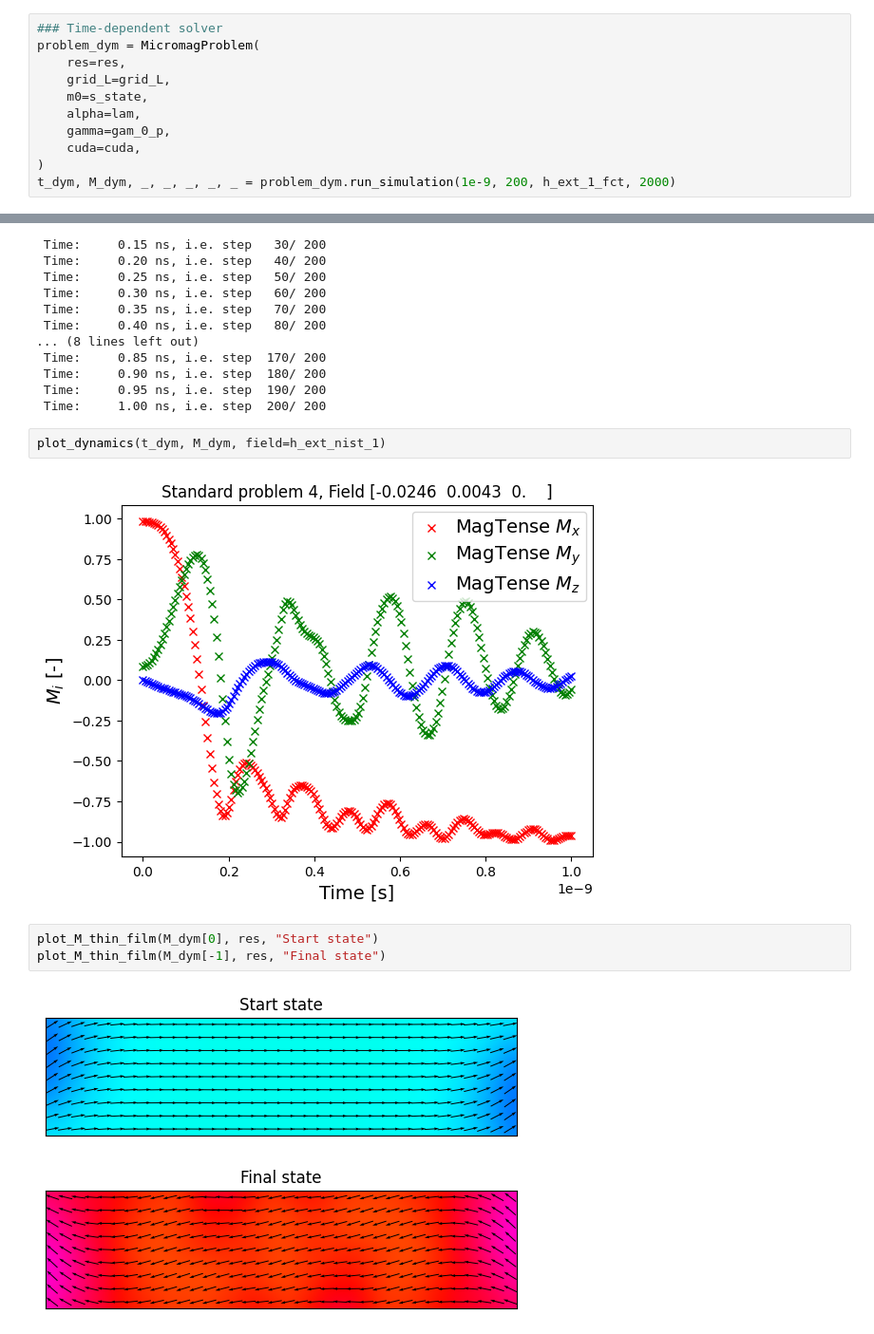
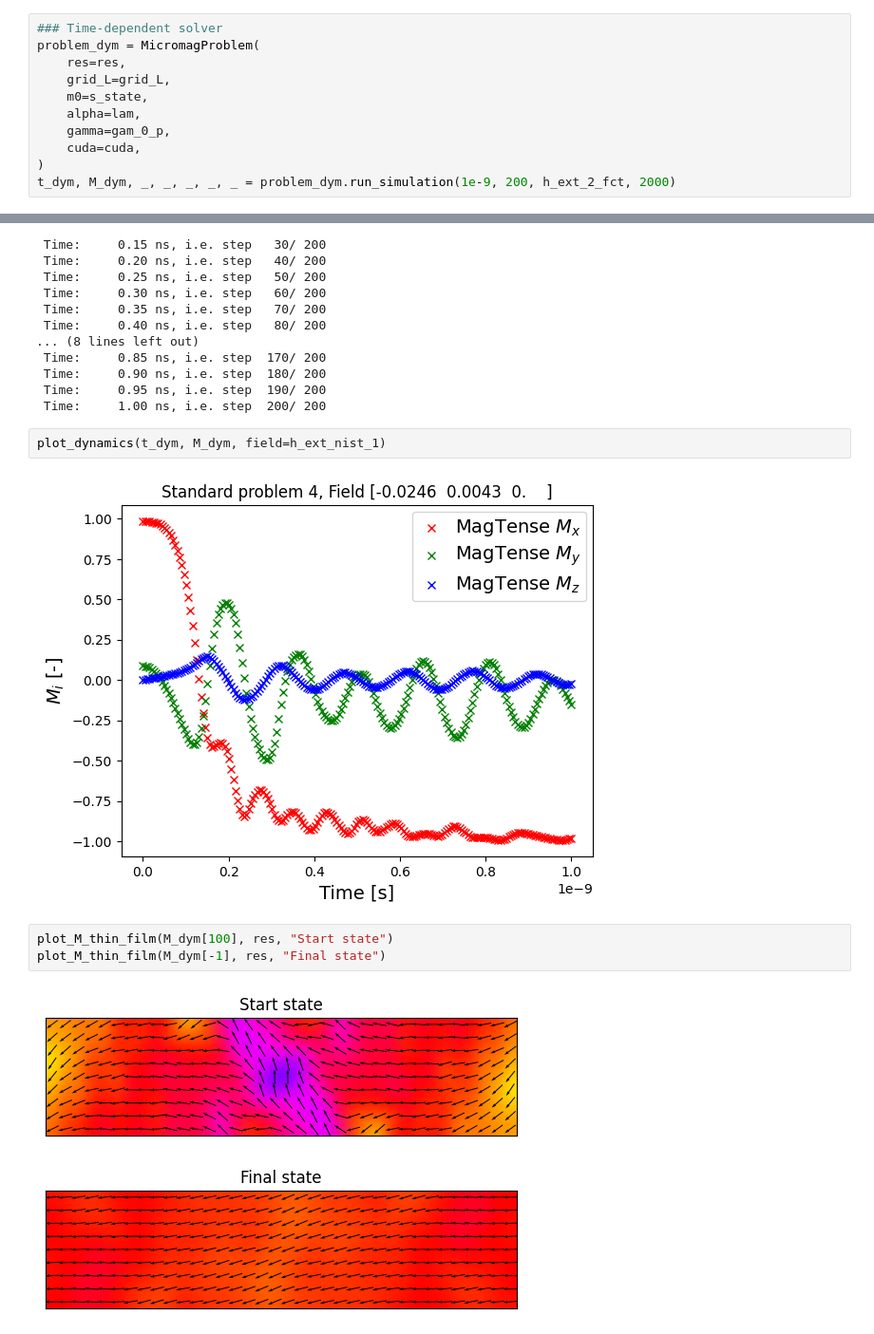
Before and after one commit to cmt-dtu-energy/koopman-magnetics, a Jupyter notebook: nbs/std_prob_4.ipynb, the cells around one changed output, grey strips where cells are left out. Shown: that part at 95% size. Saved outputs shown, nothing was run; the diff lists cells and outputs as text.

```diff
--- a/nbs/std_prob_4.ipynb
+++ b/nbs/std_prob_4.ipynb
@@ -134,7 +134,7 @@ problem_dym = MicromagProblem(
     gamma=gam_0_p,
     cuda=cuda,
 )
-t_dym, M_dym, _, _, _, _, _ = problem_dym.run_simulation(1e-9, 200, h_ext_1_fct, 2000)
+t_dym, M_dym, _, _, _, _, _ = problem_dym.run_simulation(1e-9, 200, h_ext_2_fct, 2000)
 # %% [output]
  Initializing matrices
  Copying to CUDA
@@ -156,10 +156,10 @@ t_dym, M_dym, _, _, _, _, _ = problem_dym.run_simulation(1e-9, 200, h_ext_1_fct,
 # %%
 plot_dynamics(t_dym, M_dym, field=h_ext_nist_1)
 # %% [output]
-[figure, old version]
+[figure, new version]
 # %%
-plot_M_thin_film(M_dym[0], res, "Start state")
+plot_M_thin_film(M_dym[100], res, "Start state")
 plot_M_thin_film(M_dym[-1], res, "Final state")
 # %% [output]
-[figure, old version]
+[figure, new version]
-[figure, old version]
+[figure, new version]
```
Also changed, not shown: 4 other files.
